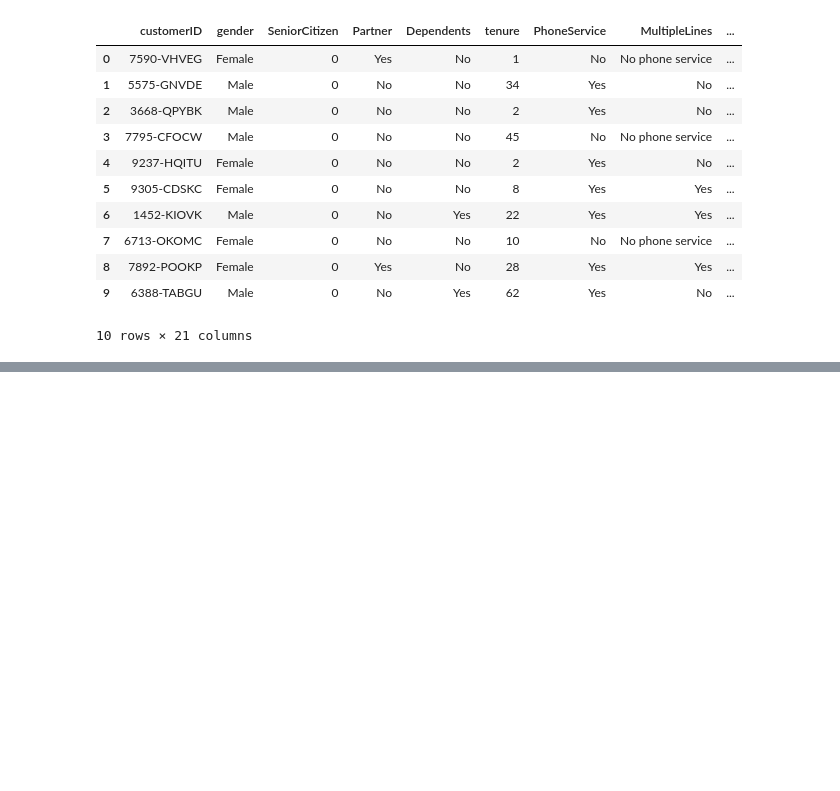
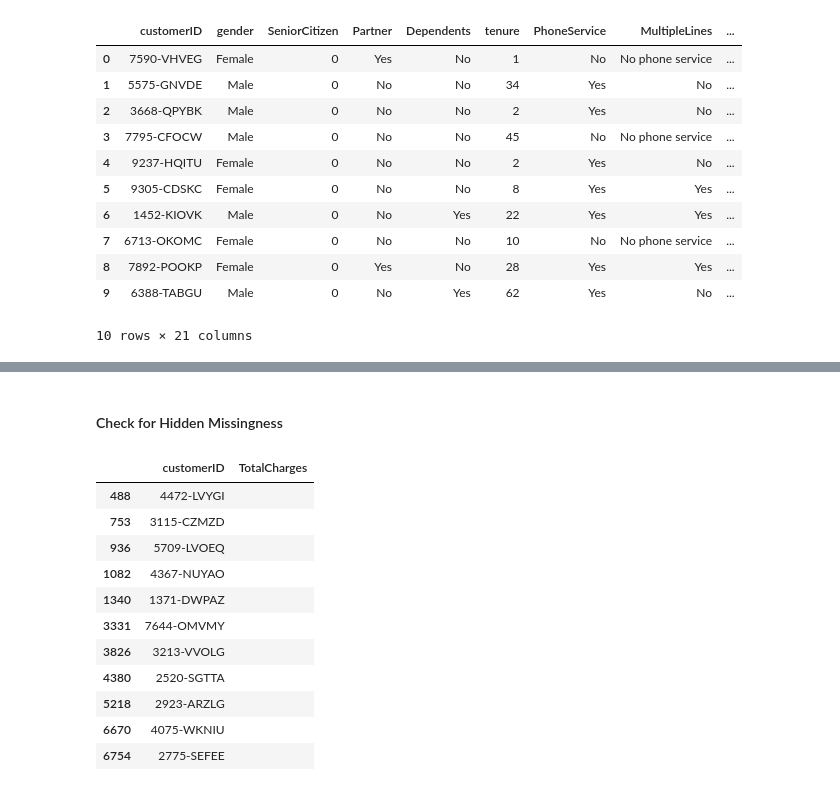
Before and after one commit to Aram-Atoyan/customer-churn-prediction, a Jupyter notebook: src/telcoCustomerChurnPrediction.ipynb, the cells around one changed output, grey strips where cells are left out. Saved outputs shown, nothing was run; the diff lists cells and outputs as text; code cells hidden in the pictures; blank space fills up the shorter version.

```diff
--- a/src/telcoCustomerChurnPrediction.ipynb
+++ b/src/telcoCustomerChurnPrediction.ipynb
@@ -113,0 +123,18 @@ Name: proportion, dtype: float64
+# %% [markdown]
+#### Check for Hidden Missingness
+# %%
+blankCharges = df["TotalCharges"].astype(str).str.strip().eq("")
+df.loc[blankCharges, ["customerID", "TotalCharges"]]
+# %% [output]
+|  | customerID | TotalCharges |
+| 488 | 4472-LVYGI |  |
+| 753 | 3115-CZMZD |  |
+| 936 | 5709-LVOEQ |  |
+| 1082 | 4367-NUYAO |  |
+| 1340 | 1371-DWPAZ |  |
+| 3331 | 7644-OMVMY |  |
+| 3826 | 3213-VVOLG |  |
+| 4380 | 2520-SGTTA |  |
+| 5218 | 2923-ARZLG |  |
+| 6670 | 4075-WKNIU |  |
+| 6754 | 2775-SEFEE |  |
```
Also changed, not shown: parts of 31 cells of this notebook, 1 other file.
